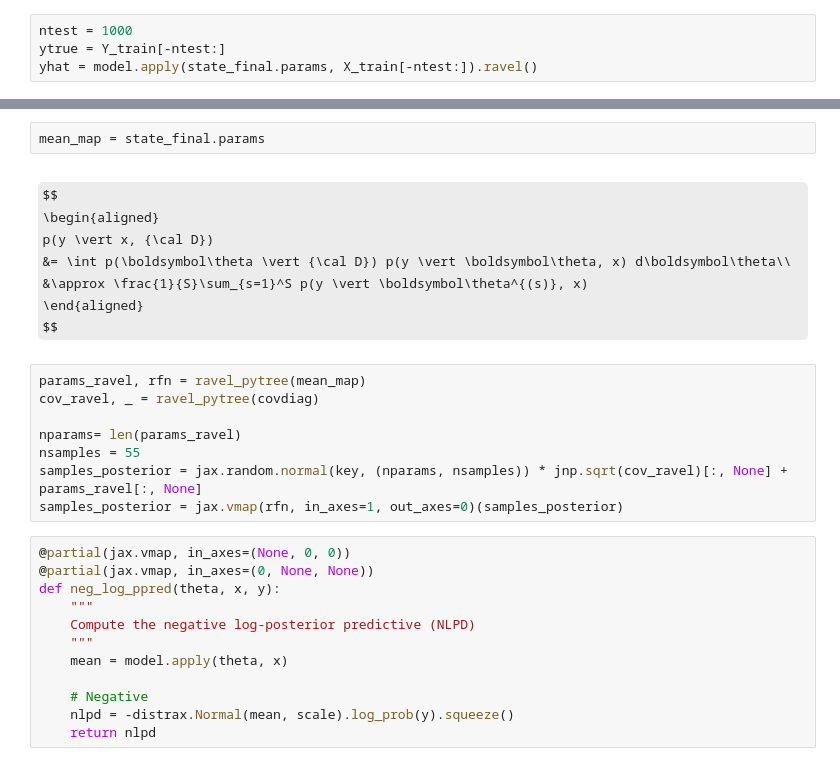
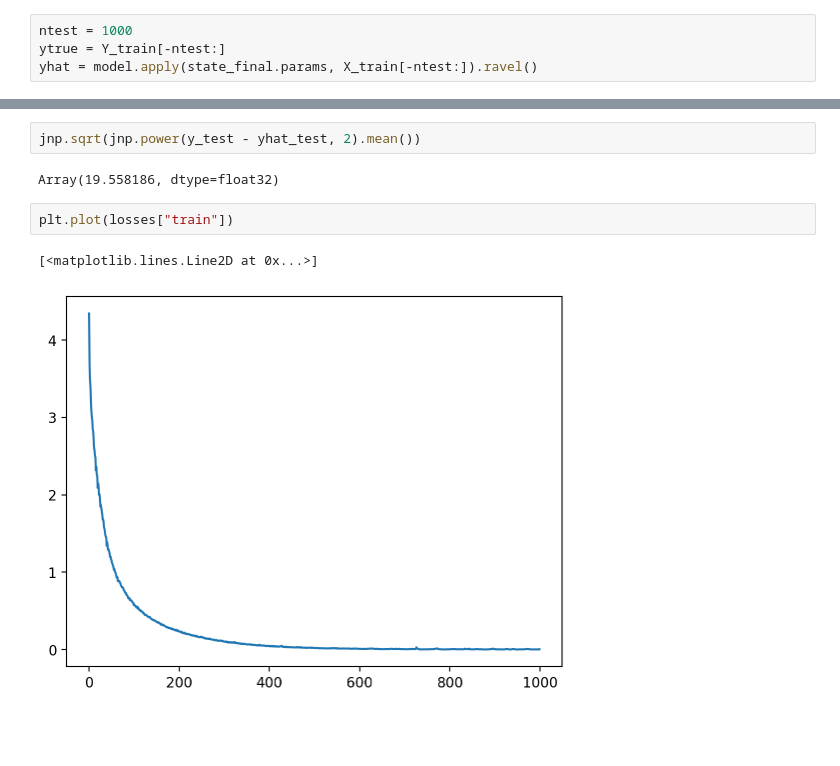
Before and after one commit to probml/rebayes, a Jupyter notebook: demos/misc/online-laplace-rb.ipynb, the cells around one changed output, grey strips where cells are left out. Cells and saved outputs as stored; diff of their text form; some formulas as TeX source; blank space fills up the shorter version.

```diff
--- a/demos/misc/online-laplace-rb.ipynb
+++ b/demos/misc/online-laplace-rb.ipynb
@@ -206,30 +220,9 @@ plt.scatter(y_test, yhat_test)
-# %%
-mean_map = state_final.params
-# %% [markdown]
-$$
-\begin{aligned}
-    p(y \vert x, {\cal D})
-    &= \int p(\boldsymbol\theta \vert {\cal D}) p(y \vert \boldsymbol\theta, x) d\boldsymbol\theta\\
-    &\approx \frac{1}{S}\sum_{s=1}^S p(y \vert \boldsymbol\theta^{(s)}, x)
-\end{aligned}
-$$
-# %%
-params_ravel, rfn = ravel_pytree(mean_map)
-cov_ravel, _ = ravel_pytree(covdiag)
-
-nparams= len(params_ravel)
-nsamples = 55
-samples_posterior = jax.random.normal(key, (nparams, nsamples)) * jnp.sqrt(cov_ravel)[:, None] + params_ravel[:, None]
-samples_posterior = jax.vmap(rfn, in_axes=1, out_axes=0)(samples_posterior)
-# %%
-@partial(jax.vmap, in_axes=(None, 0, 0))
-@partial(jax.vmap, in_axes=(0, None, None))
-def neg_log_ppred(theta, x, y):
-    """
-    Compute the negative log-posterior predictive (NLPD)
-    """
-    mean = model.apply(theta, x)
-
-    # Negative
-    nlpd = -distrax.Normal(mean, scale).log_prob(y).squeeze()
-    return nlpd
+# %%
+jnp.sqrt(jnp.power(y_test - yhat_test, 2).mean())
+# %% [output]
+Array(19.558186, dtype=float32)
+# %%
+plt.plot(losses["train"])
+# %% [output]
+[<matplotlib.lines.Line2D at 0x...>]
+[figure, added]
```
Also changed, not shown: parts of 13 cells of this notebook.
